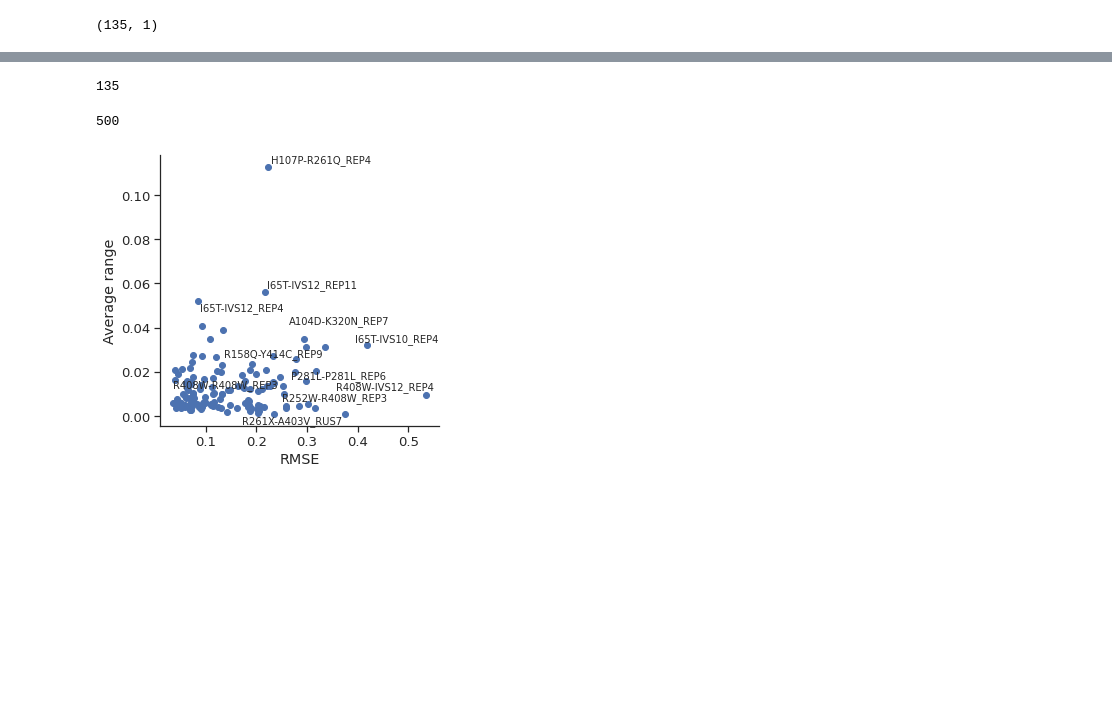
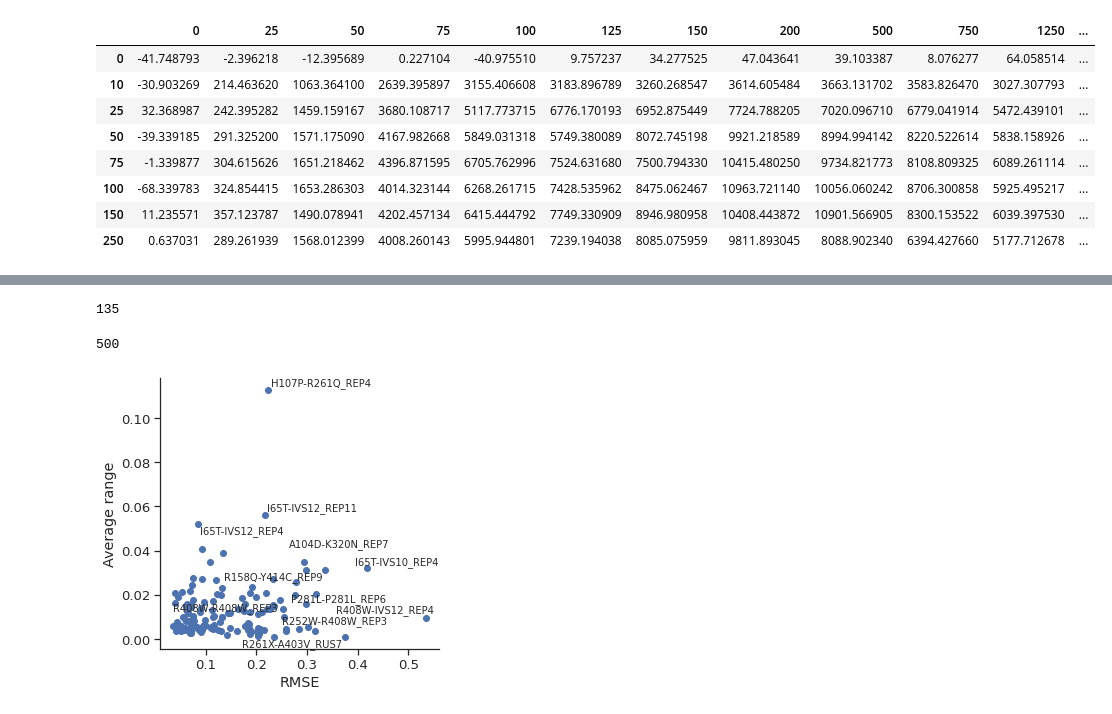
Before and after one commit to imsb-uke/Phenylketonuria, a Jupyter notebook: src/qc_v2.ipynb, the cells around one changed output, grey strips where cells are left out. Drawn from its saved outputs; the diff is of its cells as text; code cells hidden in the pictures; blank space fills up the shorter version.

```diff
--- a/src/qc_v2.ipynb
+++ b/src/qc_v2.ipynb
@@ -17,6 +13,18 @@ import pickle
 # %%
-with open("experiments.pkl", 'rb') as pfile:
-    dict_data = pickle.load(pfile)
+dir = "../Data/experiments_all/"
+dict_data = read_experiments(dir)
+# %%
+dict_data['REP9']['WT'][0]
+# %% [output]
+|  | 0 | 25 | 50 | 75 | 100 | 125 | 150 | 200 | 500 | 750 | 1250 | ... |
+| 0 | -41.748793 | -2.396218 | -12.395689 | 0.227104 | -40.975510 | 9.757237 | 34.277525 | 47.043641 | 39.103387 | 8.076277 | 64.058514 | ... |
+| 10 | -30.903269 | 214.463620 | 1063.364100 | 2639.395897 | 3155.406608 | 3183.896789 | 3260.268547 | 3614.605484 | 3663.131702 | 3583.826470 | 3027.307793 | ... |
+| 25 | 32.368987 | 242.395282 | 1459.159167 | 3680.108717 | 5117.773715 | 6776.170193 | 6952.875449 | 7724.788205 | 7020.096710 | 6779.041914 | 5472.439101 | ... |
+| 50 | -39.339185 | 291.325200 | 1571.175090 | 4167.982668 | 5849.031318 | 5749.380089 | 8072.745198 | 9921.218589 | 8994.994142 | 8220.522614 | 5838.158926 | ... |
+| 75 | -1.339877 | 304.615626 | 1651.218462 | 4396.871595 | 6705.762996 | 7524.631680 | 7500.794330 | 10415.480250 | 9734.821773 | 8108.809325 | 6089.261114 | ... |
+| 100 | -68.339783 | 324.854415 | 1653.286303 | 4014.323144 | 6268.261715 | 7428.535962 | 8475.062467 | 10963.721140 | 10056.060242 | 8706.300858 | 5925.495217 | ... |
+| 150 | 11.235571 | 357.123787 | 1490.078941 | 4202.457134 | 6415.444792 | 7749.330909 | 8946.980958 | 10408.443872 | 10901.566905 | 8300.153522 | 6039.397530 | ... |
+| 250 | 0.637031 | 289.261939 | 1568.012399 | 4008.260143 | 5995.944801 | 7239.194038 | 8085.075959 | 9811.893045 | 8088.902340 | 6394.427660 | 5177.712678 | ... |
 # %%
 def reshape(a):
     a = np.array(a, dtype=float)
@@ -65,4 +32,0 @@ for exp in dict_data:
-# %%
-df.shape
-# %% [output]
-(135, 1)
```
Also changed, not shown: parts of 7 cells of this notebook, 2 other files.
